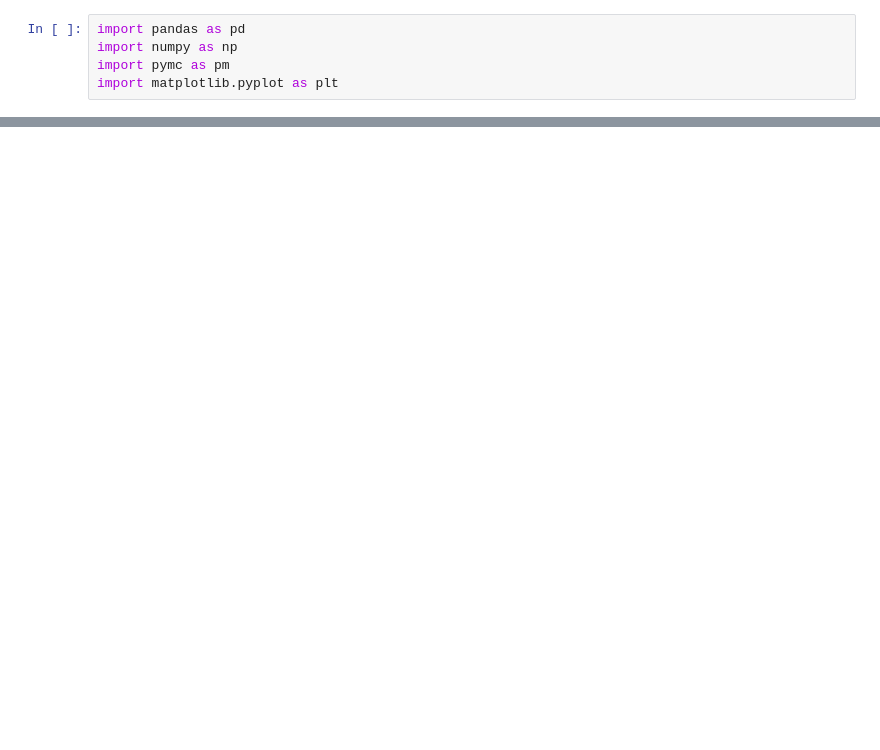
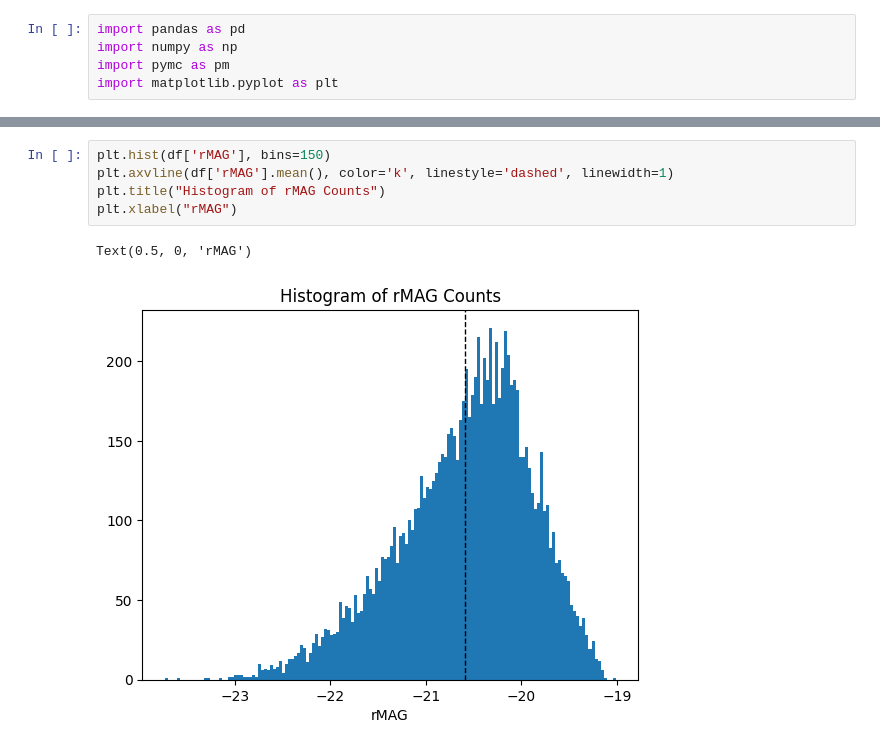
Before and after one commit to erobbtan/AST5731_PROJ3, a Jupyter notebook: Project3NEW.ipynb, the cells around one changed output, grey strips where cells are left out. Cells and saved outputs as stored; diff of their text form; blank space fills up the shorter version.

```diff
--- a/Project3NEW.ipynb
+++ b/Project3NEW.ipynb
@@ -31,3 +30,11 @@ Text(0.5, 0, 'uMAG')
+# %%
+plt.hist(df['rMAG'], bins=150)
+plt.axvline(df['rMAG'].mean(), color='k', linestyle='dashed', linewidth=1)
+plt.title("Histogram of rMAG Counts")
+plt.xlabel("rMAG")
+# %% [output]
+Text(0.5, 0, 'rMAG')
+[figure, added]
 # %%
 plt.scatter(df['rMAG'], df['u-r'],s=1)
 plt.xlabel("rMAG")
```
Also changed, not shown: parts of 9 cells of this notebook.
